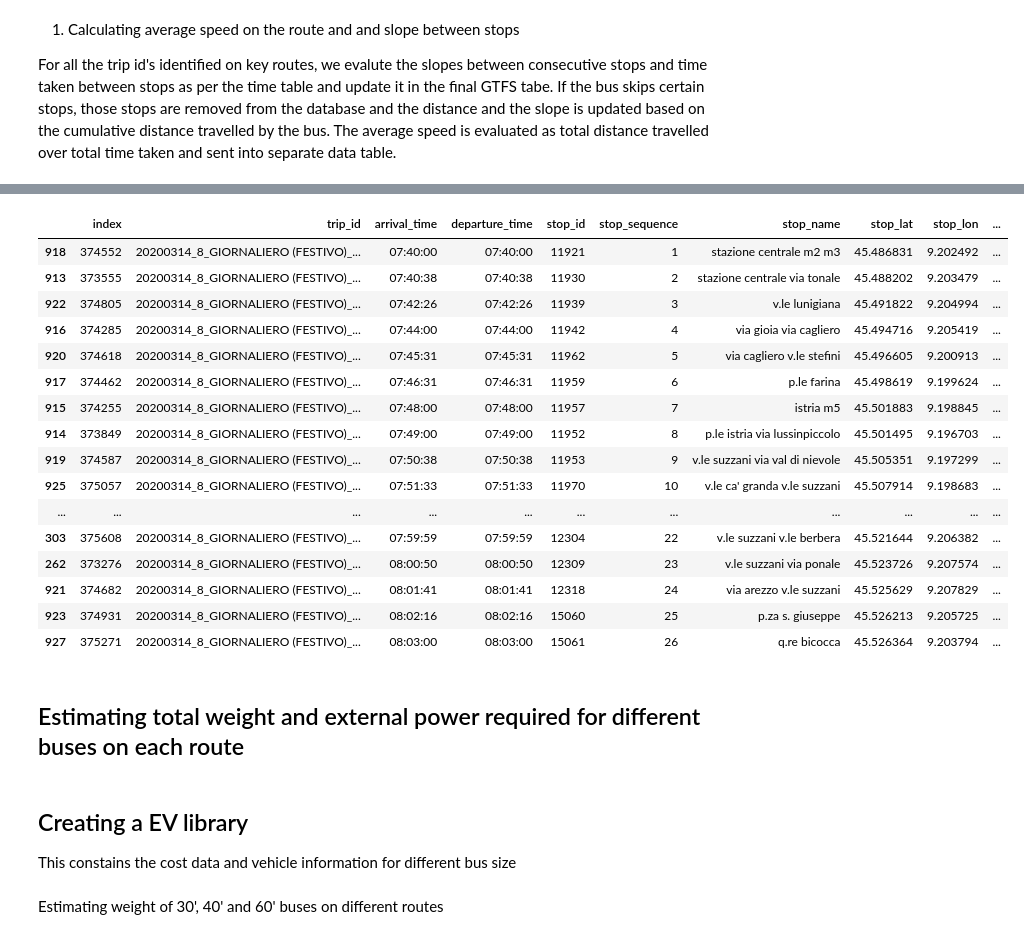
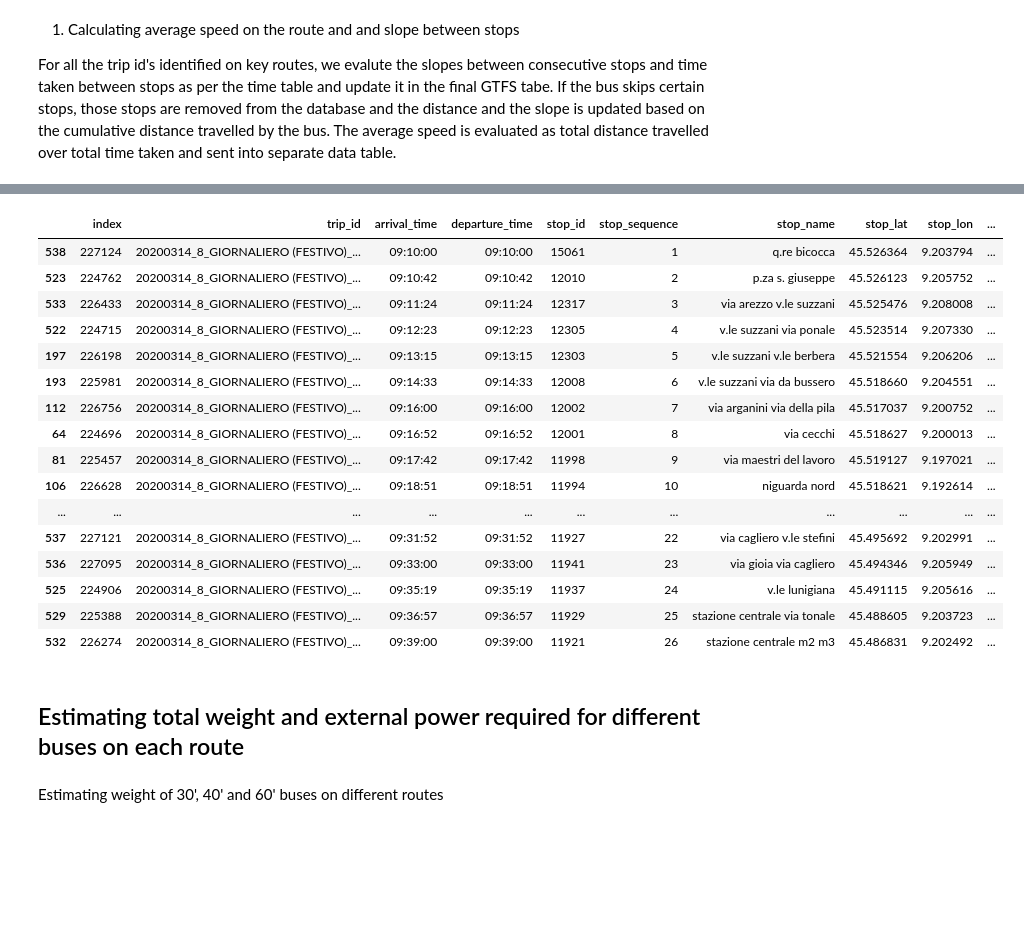
Before and after one commit to UpadhiV/evfleets, a Jupyter notebook: Milano.ipynb, the cells around one changed output, grey strips where cells are left out. Cells and saved outputs as stored; diff of their text form; code cells hidden in the pictures; blank space fills up the shorter version.

```diff
--- a/Milano.ipynb
+++ b/Milano.ipynb
@@ -28,6 +36,5 @@ import math
 # %%
 #connecting to database server
-engine = sqlalchemy.create_engine('sqlite:///mdb.db')
-Base = declarative_base()
+engine = sqlalchemy.create_engine('mysql+mysqlconnector://root:123456@localhost/mdb', pool_size=25, max_overflow=10, pool_timeout=60,pool_recycle=3600)
 # %% [markdown]
 ## Creating a pipeline for storing GTFS data in MySQL database
@@ -314,7 +448,7 @@ elv = pd.read_sql(query, engine, index_col= None)
 query = "SELECT * FROM cdm_dataf ;"
 df = pd.read_sql(query, engine)
 
-df=df.merge(elv,left_on="stop_id",right_on="stop_id").drop(columns  = "level_0")
+df=df.merge(elv,left_on="stop_id",right_on="stop_id")
 df.head()
 # %% [output]
 |  | index | trip_id | arrival_time | departure_time | stop_id | stop_sequence | stop_name | stop_lat | stop_lon | ... |
@@ -396,24 +510,24 @@ trip_data
 # %%
 #checking the data for a random trip id after removing skipped stops and ordering the data based on sequence of stops
-df[df.trip_id == "20200314_8_GIORNALIERO (FESTIVO)_no rete not_fes_i_2g_8174_36706125"]
+df[df.trip_id == "20200314_8_GIORNALIERO (FESTIVO)_no rete not_fes_i_2g_8173_36706128"]
 # %% [output]
 |  | index | trip_id | arrival_time | departure_time | stop_id | stop_sequence | stop_name | stop_lat | stop_lon | ... |
-| 918 | 374552 | 20200314_8_GIORNALIERO (FESTIVO)_... | 07:40:00 | 07:40:00 | 11921 | 1 | stazione centrale m2 m3 | 45.486831 | 9.202492 | ... |
-| 913 | 373555 | 20200314_8_GIORNALIERO (FESTIVO)_... | 07:40:38 | 07:40:38 | 11930 | 2 | stazione centrale via tonale | 45.488202 | 9.203479 | ... |
-| 922 | 374805 | 20200314_8_GIORNALIERO (FESTIVO)_... | 07:42:26 | 07:42:26 | 11939 | 3 | v.le lunigiana | 45.491822 | 9.204994 | ... |
-| 916 | 374285 | 20200314_8_GIORNALIERO (FESTIVO)_... | 07:44:00 | 07:44:00 | 11942 | 4 | via gioia via cagliero | 45.494716 | 9.205419 | ... |
-| 920 | 374618 | 20200314_8_GIORNALIERO (FESTIVO)_... | 07:45:31 | 07:45:31 | 11962 | 5 | via cagliero v.le stefini | 45.496605 | 9.200913 | ... |
-| 917 | 374462 | 20200314_8_GIORNALIERO (FESTIVO)_... | 07:46:31 | 07:46:31 | 11959 | 6 | p.le farina | 45.498619 | 9.199624 | ... |
-| 915 | 374255 | 20200314_8_GIORNALIERO (FESTIVO)_... | 07:48:00 | 07:48:00 | 11957 | 7 | istria m5 | 45.501883 | 9.198845 | ... |
-| 914 | 373849 | 20200314_8_GIORNALIERO (FESTIVO)_... | 07:49:00 | 07:49:00 | 11952 | 8 | p.le istria via lussinpiccolo | 45.501495 | 9.196703 | ... |
-| 919 | 374587 | 20200314_8_GIORNALIERO (FESTIVO)_... | 07:50:38 | 07:50:38 | 11953 | 9 | v.le suzzani via val di nievole | 45.505351 | 9.197299 | ... |
-| 925 | 375057 | 20200314_8_GIORNALIERO (FESTIVO)_... | 07:51:33 | 07:51:33 | 11970 | 10 | v.le ca' granda v.le suzzani | 45.507914 | 9.198683 | ... |
+| 538 | 227124 | 20200314_8_GIORNALIERO (FESTIVO)_... | 09:10:00 | 09:10:00 | 15061 | 1 | q.re bicocca | 45.526364 | 9.203794 | ... |
+| 523 | 224762 | 20200314_8_GIORNALIERO (FESTIVO)_... | 09:10:42 | 09:10:42 | 12010 | 2 | p.za s. giuseppe | 45.526123 | 9.205752 | ... |
+| 533 | 226433 | 20200314_8_GIORNALIERO (FESTIVO)_... | 09:11:24 | 09:11:24 | 12317 | 3 | via arezzo v.le suzzani | 45.525476 | 9.208008 | ... |
+| 522 | 224715 | 20200314_8_GIORNALIERO (FESTIVO)_... | 09:12:23 | 09:12:23 | 12305 | 4 | v.le suzzani via ponale | 45.523514 | 9.207330 | ... |
+| 197 | 226198 | 20200314_8_GIORNALIERO (FESTIVO)_... | 09:13:15 | 09:13:15 | 12303 | 5 | v.le suzzani v.le berbera | 45.521554 | 9.206206 | ... |
+| 193 | 225981 | 20200314_8_GIORNALIERO (FESTIVO)_... | 09:14:33 | 09:14:33 | 12008 | 6 | v.le suzzani via da bussero | 45.518660 | 9.204551 | ... |
+| 112 | 226756 | 20200314_8_GIORNALIERO (FESTIVO)_... | 09:16:00 | 09:16:00 | 12002 | 7 | via arganini via della pila | 45.517037 | 9.200752 | ... |
+| 64 | 224696 | 20200314_8_GIORNALIERO (FESTIVO)_... | 09:16:52 | 09:16:52 | 12001 | 8 | via cecchi | 45.518627 | 9.200013 | ... |
+| 81 | 225457 | 20200314_8_GIORNALIERO (FESTIVO)_... | 09:17:42 | 09:17:42 | 11998 | 9 | via maestri del lavoro | 45.519127 | 9.197021 | ... |
+| 106 | 226628 | 20200314_8_GIORNALIERO (FESTIVO)_... | 09:18:51 | 09:18:51 | 11994 | 10 | niguarda nord | 45.518621 | 9.192614 | ... |
 | ... | ... | ... | ... | ... | ... | ... | ... | ... | ... | ... |
-| 303 | 375608 | 20200314_8_GIORNALIERO (FESTIVO)_... | 07:59:59 | 07:59:59 | 12304 | 22 | v.le suzzani v.le berbera | 45.521644 | 9.206382 | ... |
-| 262 | 373276 | 20200314_8_GIORNALIERO (FESTIVO)_... | 08:00:50 | 08:00:50 | 12309 | 23 | v.le suzzani via ponale | 45.523726 | 9.207574 | ... |
-| 921 | 374682 | 20200314_8_GIORNALIERO (FESTIVO)_... | 08:01:41 | 08:01:41 | 12318 | 24 | via arezzo v.le suzzani | 45.525629 | 9.207829 | ... |
-| 923 | 374931 | 20200314_8_GIORNALIERO (FESTIVO)_... | 08:02:16 | 08:02:16 | 15060 | 25 | p.za s. giuseppe | 45.526213 | 9.205725 | ... |
-| 927 | 375271 | 20200314_8_GIORNALIERO (FESTIVO)_... | 08:03:00 | 08:03:00 | 15061 | 26 | q.re bicocca | 45.526364 | 9.203794 | ... |
+| 537 | 227121 | 20200314_8_GIORNALIERO (FESTIVO)_... | 09:31:52 | 09:31:52 | 11927 | 22 | via cagliero v.le stefini | 45.495692 | 9.202991 | ... |
+| 536 | 227095 | 20200314_8_GIORNALIERO (FESTIVO)_... | 09:33:00 | 09:33:00 | 11941 | 23 | via gioia via cagliero | 45.494346 | 9.205949 | ... |
+| 525 | 224906 | 20200314_8_GIORNALIERO (FESTIVO)_... | 09:35:19 | 09:35:19 | 11937 | 24 | v.le lunigiana | 45.491115 | 9.205616 | ... |
+| 529 | 225388 | 20200314_8_GIORNALIERO (FESTIVO)_... | 09:36:57 | 09:36:57 | 11929 | 25 | stazione centrale via tonale | 45.488605 | 9.203723 | ... |
+| 532 | 226274 | 20200314_8_GIORNALIERO (FESTIVO)_... | 09:39:00 | 09:39:00 | 11921 | 26 | stazione centrale m2 m3 | 45.486831 | 9.202492 | ... |
 # %%
 #sending data back to the database
 trip_data.to_sql("cdm_route_data", con=engine, chunksize = 25000, if_exists ="replace")
@@ -423,6 +535,2 @@ df.to_csv("Milan_trips.csv")
 # %% [markdown]
 ## Estimating total weight and external power required for different buses on each route
-# %% [markdown]
-## Creating a EV library
-
-This constains the cost data and vehicle information for different bus size
```
Also changed, not shown: parts of 40 cells of this notebook.
